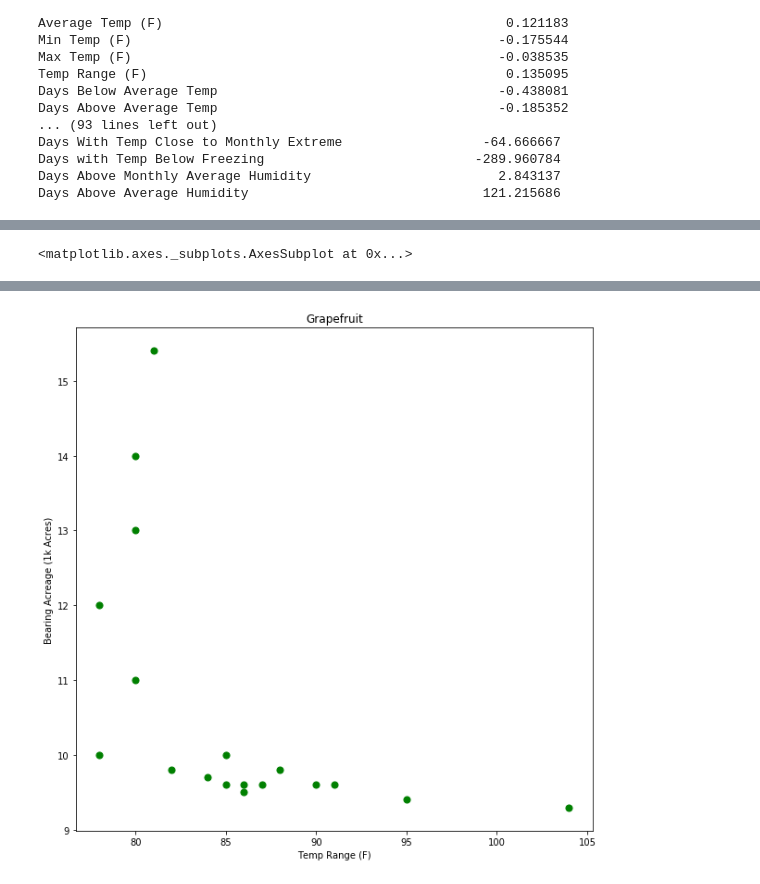
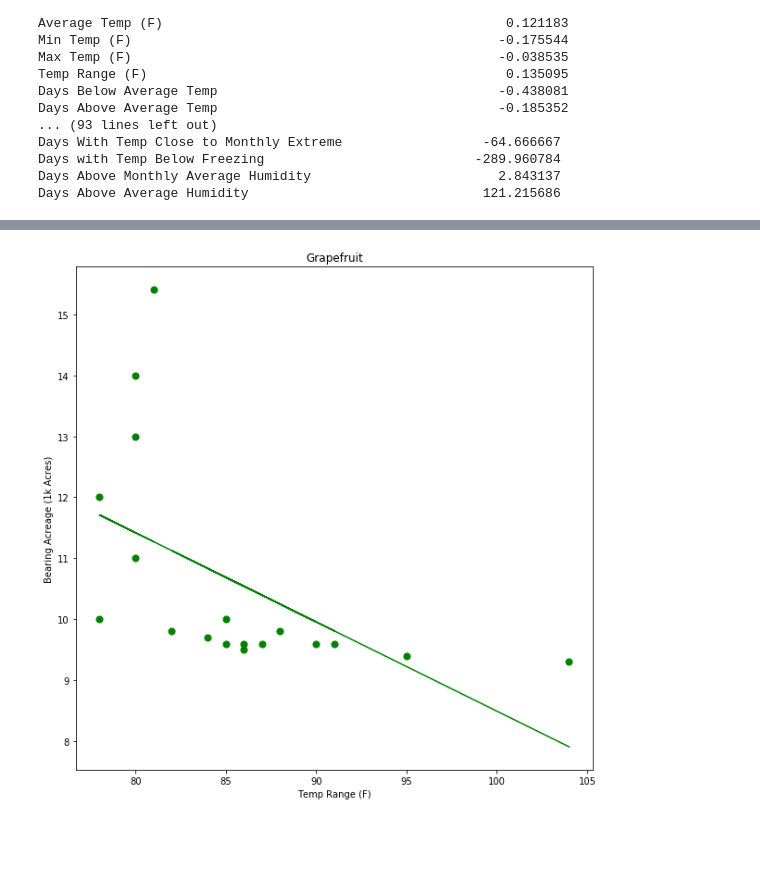
Before and after one commit to teamAwesomeKaraAndTroy/DataScienceFinalProject, a Jupyter notebook: FruitYearbookDataExploration.ipynb, the cells around one changed output, grey strips where cells are left out. Cells and saved outputs as stored; diff of their text form; code cells hidden in the pictures; blank space fills up the shorter version.

Commit message:
Added new plots and trend lines to scatters (#5)

```diff
--- a/FruitYearbookDataExploration.ipynb
+++ b/FruitYearbookDataExploration.ipynb
@@ -227,7 +287,7 @@ for state in states:
     plt.subplot(2, 2, curr_subplot)
     plt.pie(xs, labels=["Lemons", "Oranges", "Grapefruit"])
     curr_subplot += 1
-    plt.title('Average Production of Citrus in ' + state + ' (1980 - 2018)')
+    plt.title('Average Production of Citrus in ' + state + ' (1980 - 2017)')
 
 plt.show()
 # %% [output]
@@ -803,8 +867,17 @@ df.iloc[365:].plot.scatter(x='Temp', y='Humid', label='2018', ax=ax, s=50, c=col
 # %%
-lemons_df.plot.scatter(x='Bearing Acreage (1k Acres)', y='Yield Per Acre (Short Tons)', s=50, title='Lemons')
-lemons_df.plot.scatter(x='Days with Temp Below Freezing', y='Bearing Acreage (1k Acres)', s=50, title='Lemons')
-lemons_df.plot.scatter(x='Days Below Average Temp', y='Yield Per Acre (Short Tons)', s=50, title='Lemons')
-lemons_df.plot.scatter(x='Days Below Average Temp', y='Production (1k Short Tons)', s=50, title='Lemons')
-lemons_df.plot.scatter(x='Temp Range (F)', y='Bearing Acreage (1k Acres)', s=50, title='Lemons')
-lemons_df.plot.scatter(x='Days Above Monthly Average Humidity', y='Bearing Acreage (1k Acres)', s=50, title='Lemons')
+# define a helper method that can generate a scatter plot with a trend line
+def scatter_with_trendline(dataframe, x, y, s, c=None, title=None):
+    ax = dataframe.plot.scatter(x=x, y=y, s=s, title=title, c=c)
+    z = np.polyfit(list(dataframe[x]), list(dataframe[y]), 1)
+    p = np.poly1d(z)
+    x_vals = dataframe[x]
+    ax.plot(x_vals, p(x_vals), c=c)
+
+
+scatter_with_trendline(lemons_df, 'Bearing Acreage (1k Acres)', 'Yield Per Acre (Short Tons)', s=50, title='Lemons')
+scatter_with_trendline(lemons_df, x='Days with Temp Below Freezing', y='Bearing Acreage (1k Acres)', s=50, title='Lemons')
+scatter_with_trendline(lemons_df, x='Days Below Average Temp', y='Yield Per Acre (Short Tons)', s=50, title='Lemons')
+scatter_with_trendline(lemons_df, x='Days Below Average Temp', y='Production (1k Short Tons)', s=50, title='Lemons')
+scatter_with_trendline(lemons_df, x='Temp Range (F)', y='Bearing Acreage (1k Acres)', s=50, title='Lemons')
+scatter_with_trendline(lemons_df, x='Days Above Monthly Average Humidity', y='Bearing Acreage (1k Acres)', s=50, title='Lemons')
 # %% [output]
@@ -818,10 +890,9 @@ lemons_df.plot.scatter(x='Days Above Monthly Average Humidity', y='Bearing Acrea
 # %%
-grapefruit_df.plot.scatter(x='Bearing Acreage (1k Acres)', y='Yield Per Acre (Short Tons)', s=50, c='green', title='Grapefruit')
-grapefruit_df.plot.scatter(x='Days with Temp Below Freezing', y='Production (1k Short Tons)', s=50, c='green', title='Grapefruit')
-grapefruit_df.plot.scatter(x='Days Above Average Temp', y='Yield Per Acre (Short Tons)', s=50, c='green', title='Grapefruit')
-grapefruit_df.plot.scatter(x='Days Below Average Temp', y='Yield Per Acre (Short Tons)', s=50, c='green', title='Grapefruit')
-grapefruit_df.plot.scatter(x='Days with Temp Below Freezing', y='Bearing Acreage (1k Acres)', s=50, c='green', title='Grapefruit')
-grapefruit_df.plot.scatter(x='Temp Range (F)', y='Bearing Acreage (1k Acres)', s=50, c='green', title='Grapefruit')
-grapefruit_df.plot.scatter(x='Days Above Monthly Average Humidity', y='Bearing Acreage (1k Acres)', s=50, c='green', title='Grapefruit')
+scatter_with_trendline(grapefruit_df, x='Bearing Acreage (1k Acres)', y='Yield Per Acre (Short Tons)', s=50, c='green', title='Grapefruit')
+scatter_with_trendline(grapefruit_df, x='Days with Temp Below Freezing', y='Production (1k Short Tons)', s=50, c='green', title='Grapefruit')
+scatter_with_trendline(grapefruit_df, x='Days Above Average Temp', y='Yield Per Acre (Short Tons)', s=50, c='green', title='Grapefruit')
+scatter_with_trendline(grapefruit_df, x='Days Below Average Temp', y='Yield Per Acre (Short Tons)', s=50, c='green', title='Grapefruit')
+scatter_with_trendline(grapefruit_df, x='Days with Temp Below Freezing', y='Bearing Acreage (1k Acres)', s=50, c='green', title='Grapefruit')
+scatter_with_trendline(grapefruit_df, x='Temp Range (F)', y='Bearing Acreage (1k Acres)', s=50, c='green', title='Grapefruit')
+scatter_with_trendline(grapefruit_df, x='Days Above Monthly Average Humidity', y='Bearing Acreage (1k Acres)', s=50, c='green', title='Grapefruit')
 # %% [output]
-<matplotlib.axes._subplots.AxesSubplot at 0x...>
@@ -833 +904 @@ grapefruit_df.plot.scatter(x='Days Above Monthly Average Humidity', y='Bearing A
-[figure, old version]
+[figure, new version]
```
Also changed, not shown: parts of 16 cells of this notebook.
